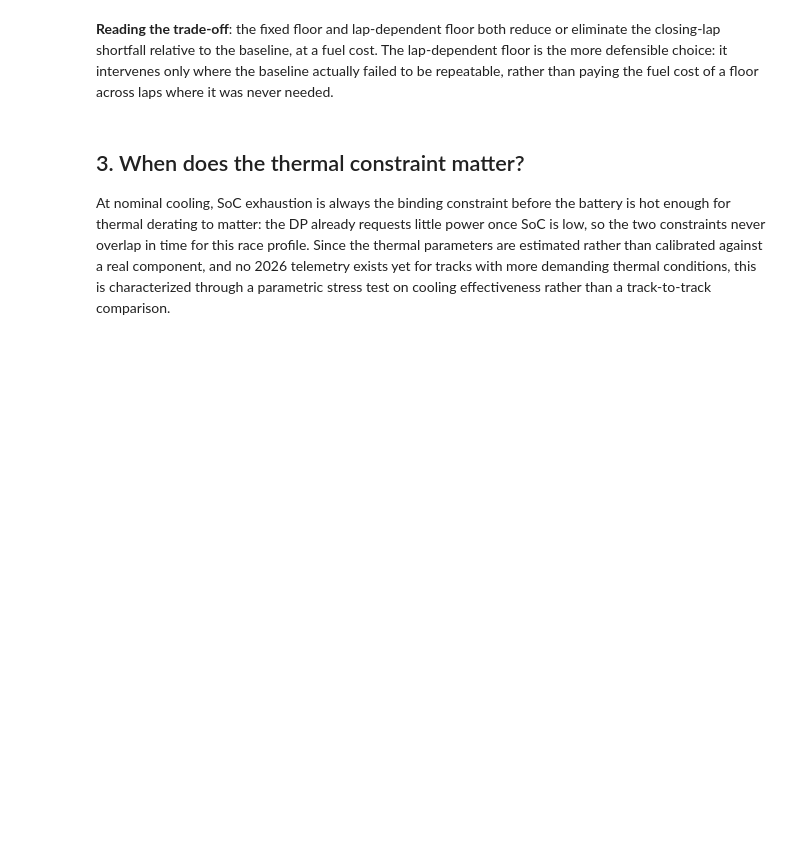
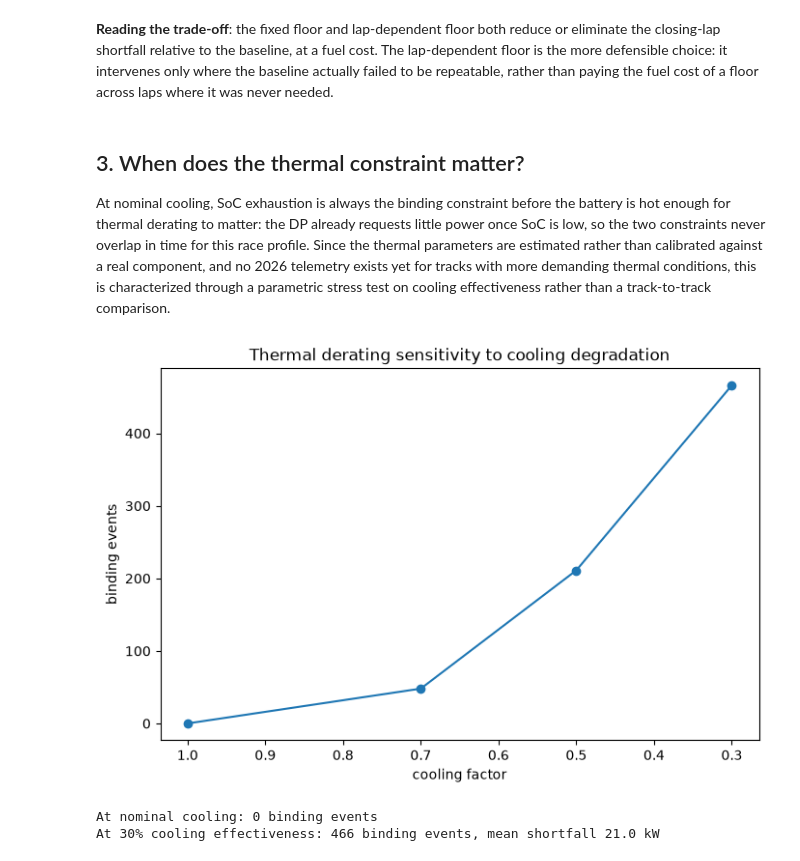
Before and after one commit to tommasoandina1/thermal-aware-ems-f1, a Jupyter notebook: controller/Summury_of_Results.ipynb, the cells around one changed output. Drawn from its saved outputs; the diff is of its cells as text; code cells hidden in the pictures; blank space fills up the shorter version.

```diff
--- a/controller/Summury_of_Results.ipynb
+++ b/controller/Summury_of_Results.ipynb
@@ -117,3 +117,19 @@ parameters are estimated rather than calibrated against a real component, and no
 telemetry exists yet for tracks with more demanding thermal conditions, this is characterized
 through a parametric stress test on cooling effectiveness rather than a track-to-track
 comparison.
+# %%
+plt.figure(figsize=(8, 5))
+plt.plot(thermal['cfs'], thermal['binding_counts'], 'o-')
+plt.xlabel('cooling factor')
+plt.ylabel('binding events')
+plt.title('Thermal derating sensitivity to cooling degradation')
+plt.gca().invert_xaxis()
+plt.show()
+
+print(f"At nominal cooling: {thermal['binding_counts'][0]:.0f} binding events")
+print(f"At 30% cooling effectiveness: {thermal['binding_counts'][-1]:.0f} binding events, "
+      f"mean shortfall {thermal['gap_before_mean']/1e3:.1f} kW")
+# %% [output]
+[figure, added]
+At nominal cooling: 0 binding events
+At 30% cooling effectiveness: 466 binding events, mean shortfall 21.0 kW
```
Also changed, not shown: parts of 3 cells of this notebook, 1 other file.
